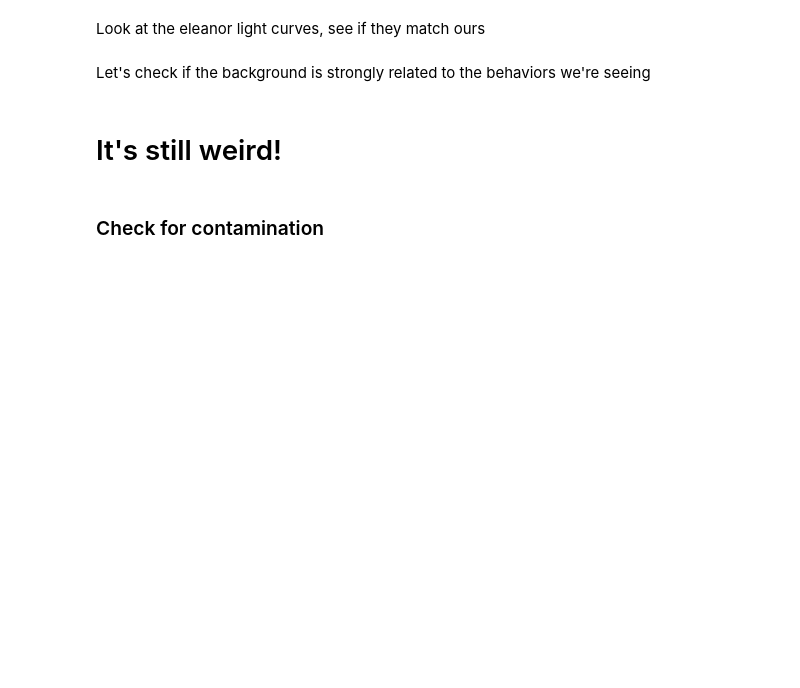
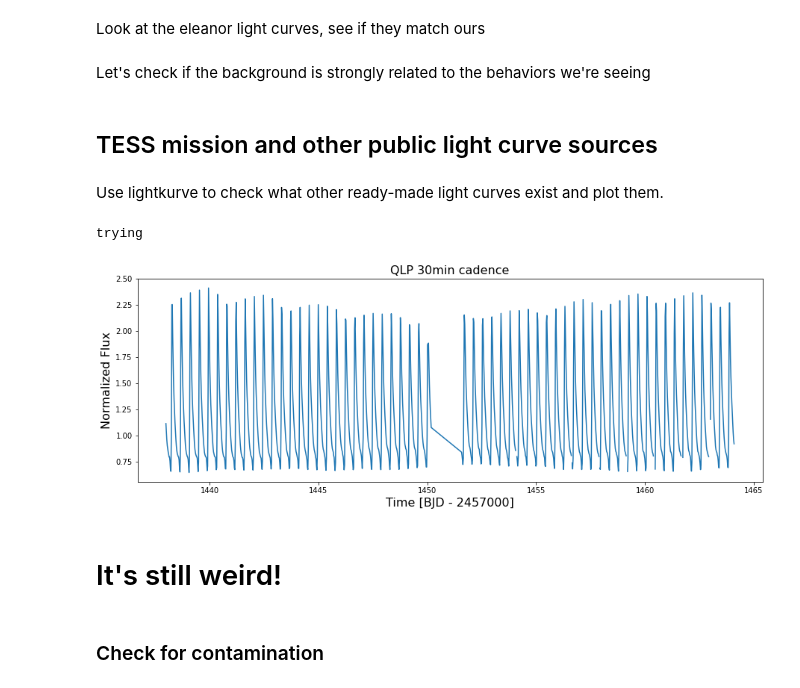
Before and after one commit to d-giles/anomaly_followup, a Jupyter notebook: anomaly_followup.ipynb, the cells around one changed output. Saved outputs shown, nothing was run; the diff lists cells and outputs as text; code cells hidden in the pictures; blank space fills up the shorter version.

Commit message:
Updated anomaly follow-up notebook to search for public light curves

```diff
--- a/anomaly_followup.ipynb
+++ b/anomaly_followup.ipynb
@@ -116,6 +118,33 @@ plt.plot(data.time[q], data.tpf_flux_bkg[q], 'r--', label='1D TPF', linewidth=2)
 plt.ylabel('Normalized Flux')
 plt.xlabel('Time [BJD - 2457000]')
 plt.legend();
+# %% [markdown]
+## TESS mission and other public light curve sources
+# %% [markdown]
+Use lightkurve to check what other ready-made light curves exist and plot them.
+# %%
+i=0
+while i<10:
+    try:
+        print('trying')
+        lcfsearch = lightkurve.search_lightcurve(f'TIC {tic}',sector=sector)
+        if (len(lcfsearch) > 0):
+            exptimes = lcfsearch.exptime.value
+            exptimes = [str(int(t)) for t in exptimes/60]
+            lcf = lcfsearch.download_all()
+            for i in np.arange(len(lcf)):
+                plt.figure(figsize=(15,5))
+                plt.plot(lcf[i].time.value,lcf[i].flux.value)
+                plt.title(lcf[i].author + ' ' + exptimes[i]+'min cadence',fontsize=16)
+                plt.ylabel('Normalized Flux',fontsize=16)
+                plt.xlabel('Time [BJD - 2457000]',fontsize=16)
+        break
+    except Exception:
+        print(f'error: {Exception}')
+        i+=1
+# %% [output]
+trying
+[figure, added]
 # %% [markdown]
 # It's still weird!
 # %% [markdown]
```
Also changed, not shown: parts of 1 cell of this notebook.
